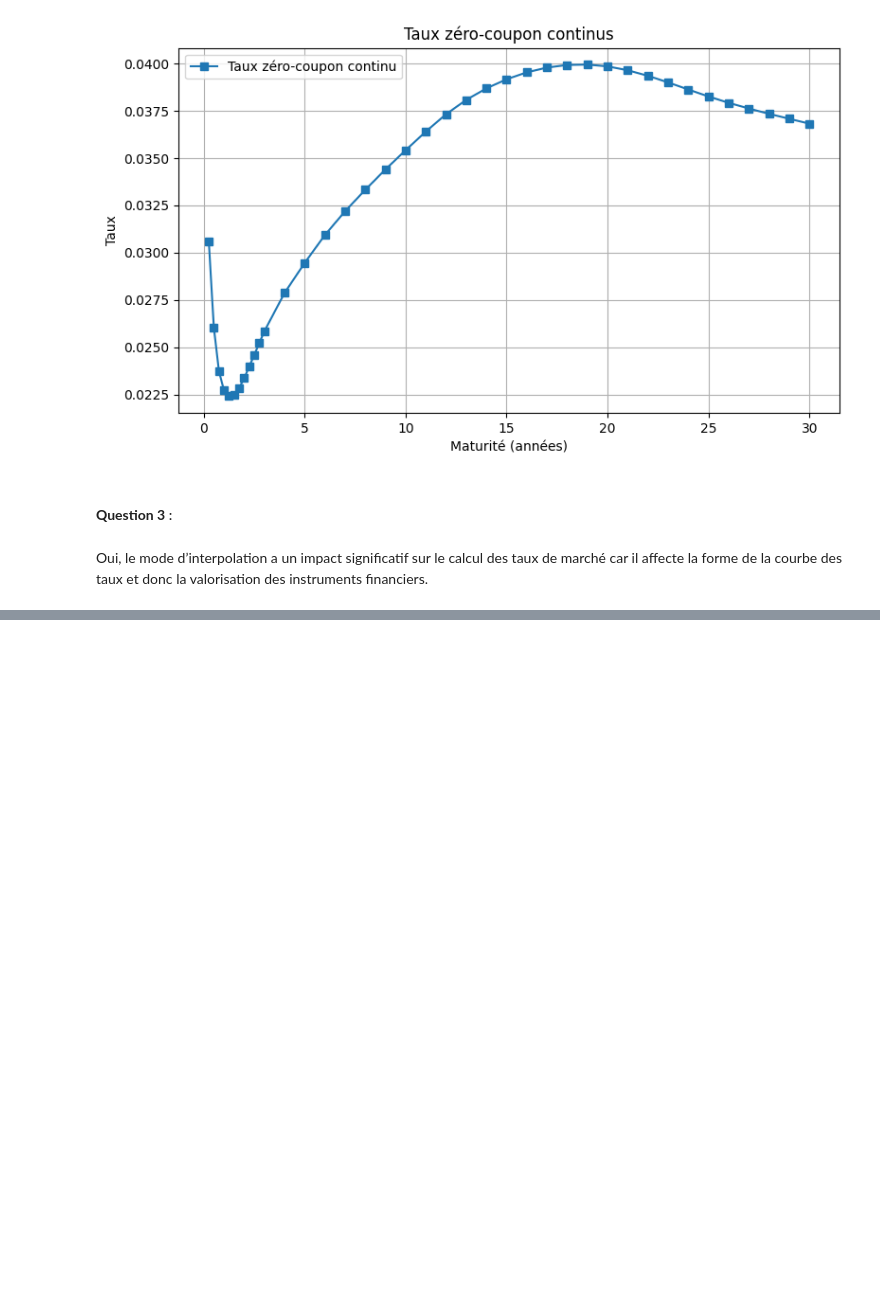
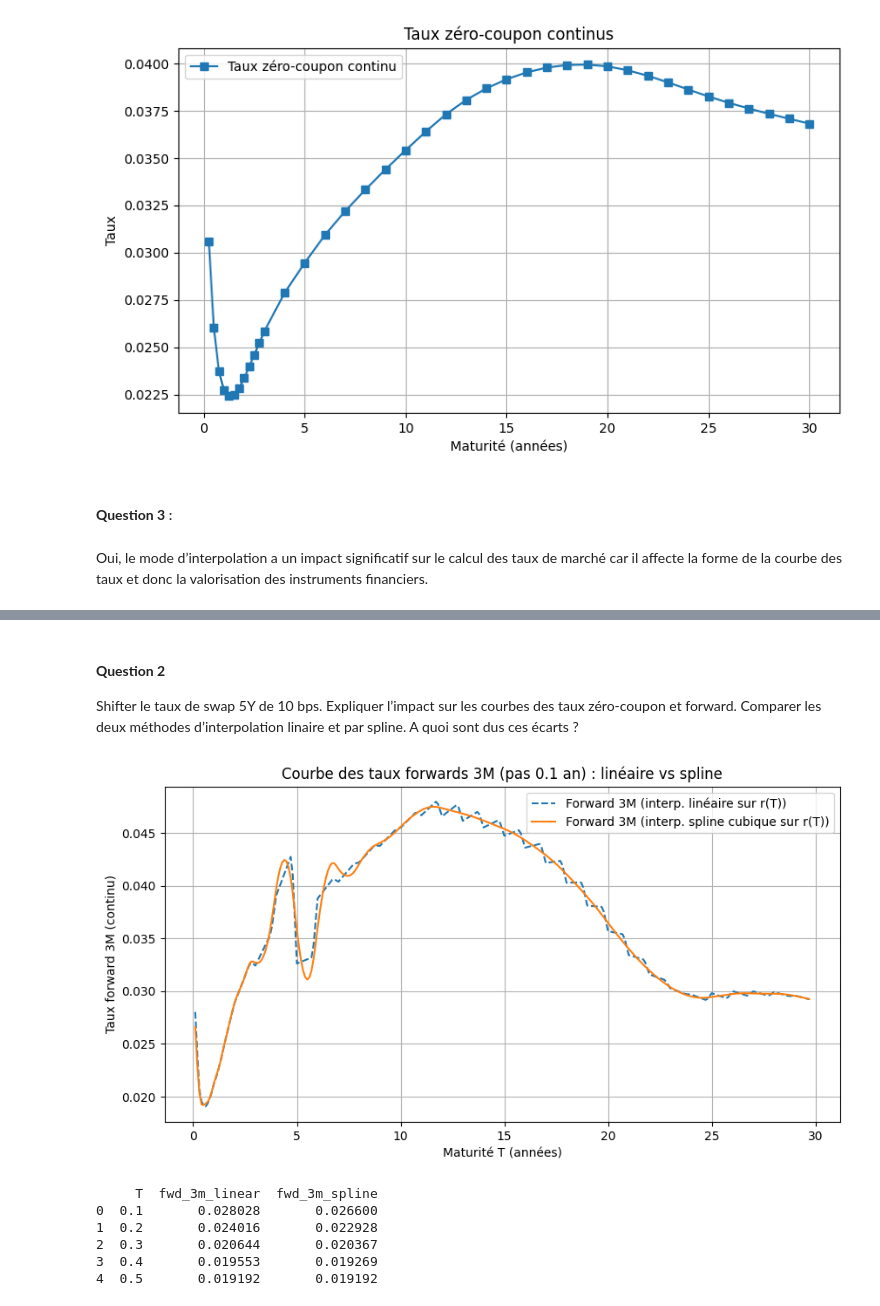
Before and after one commit to Pascale29/MODELES-DE-COURBE-DE-TAUX, a Jupyter notebook: TP1.ipynb, the cells around one changed output, grey strips where cells are left out. Drawn from its saved outputs; the diff is of its cells as text; code cells hidden in the pictures; blank space fills up the shorter version.

```diff
--- a/TP1.ipynb
+++ b/TP1.ipynb
@@ -259,0 +365,69 @@ Oui, le mode d’interpolation a un impact significatif sur le calcul des taux d
+# %% [markdown]
+#### **Question 2**
+Shifter le taux de swap 5Y de 10 bps. Expliquer l’impact sur les courbes des taux zéro-coupon et forward.
+Comparer les deux méthodes d’interpolation linaire et par spline. A quoi sont dus ces écarts ?
+# %%
+# +10 basis points = +0.0010
+bump = 10 / 10000
+
+df_bump = data.copy()
+
+df_bump.loc[
+    (df_bump["type"] == "SWAP") & (df_bump["T"] == 5.0),
+    "tx"
+] += bump
+# %%
+df_zc = bootstrap_zc(df_bump)
+
+# 2) Forwards 3M sur une grille de pas 0.1 : interp linéaire vs spline
+delta = 0.25
+dt_grid = 0.1
+
+nodes = df_zc[["T", "zc_cont"]].dropna().sort_values("T")
+T_nodes = nodes["T"].to_numpy(float)
+r_nodes = nodes["zc_cont"].to_numpy(float)
+
+T_max = float(T_nodes.max())
+T_grid = np.arange(dt_grid, T_max - delta + 1e-12, dt_grid)
+
+def B_from_r(T, r):
+    return np.exp(-r * T)
+
+# A) interpolation linéaire sur r(T)
+r_lin_T = np.interp(T_grid, T_nodes, r_nodes)
+r_lin_Td = np.interp(T_grid + delta, T_nodes, r_nodes)
+B_lin_T  = B_from_r(T_grid, r_lin_T)
+B_lin_Td = B_from_r(T_grid + delta, r_lin_Td)
+fwd_lin = (1.0 / delta) * np.log(B_lin_T / B_lin_Td)
+
+# B) interpolation spline cubique "natural" sur r(T)
+cs = CubicSpline(T_nodes, r_nodes, bc_type="natural")
+r_spl_T  = cs(T_grid)
+r_spl_Td = cs(T_grid + delta)
+B_spl_T  = B_from_r(T_grid, r_spl_T)
+B_spl_Td = B_from_r(T_grid + delta, r_spl_Td)
+fwd_spl = (1.0 / delta) * np.log(B_spl_T / B_spl_Td)
+
+# 3) Graphique illustré : forwards 3M
+
+plt.figure(figsize=(10, 5))
+plt.plot(T_grid, fwd_lin, label="Forward 3M (interp. linéaire sur r(T))", linestyle="--")
+plt.plot(T_grid, fwd_spl, label="Forward 3M (interp. spline cubique sur r(T))", linestyle="-")
+plt.xlabel("Maturité T (années)")
+plt.ylabel("Taux forward 3M (continu)")
+plt.title("Courbe des taux forwards 3M (pas 0.1 an) : linéaire vs spline")
+plt.grid(True)
+plt.legend()
+plt.show()
+
+# Comparaison rapide
+df_fwd = pd.DataFrame({"T": T_grid, "fwd_3m_linear": fwd_lin, "fwd_3m_spline": fwd_spl})
+print(df_fwd.head())
+# %% [output]
+[figure, added]
+     T  fwd_3m_linear  fwd_3m_spline
+0  0.1       0.028028       0.026600
+1  0.2       0.024016       0.022928
+2  0.3       0.020644       0.020367
+3  0.4       0.019553       0.019269
+4  0.5       0.019192       0.019192
```
Also changed, not shown: parts of 3 cells of this notebook.
